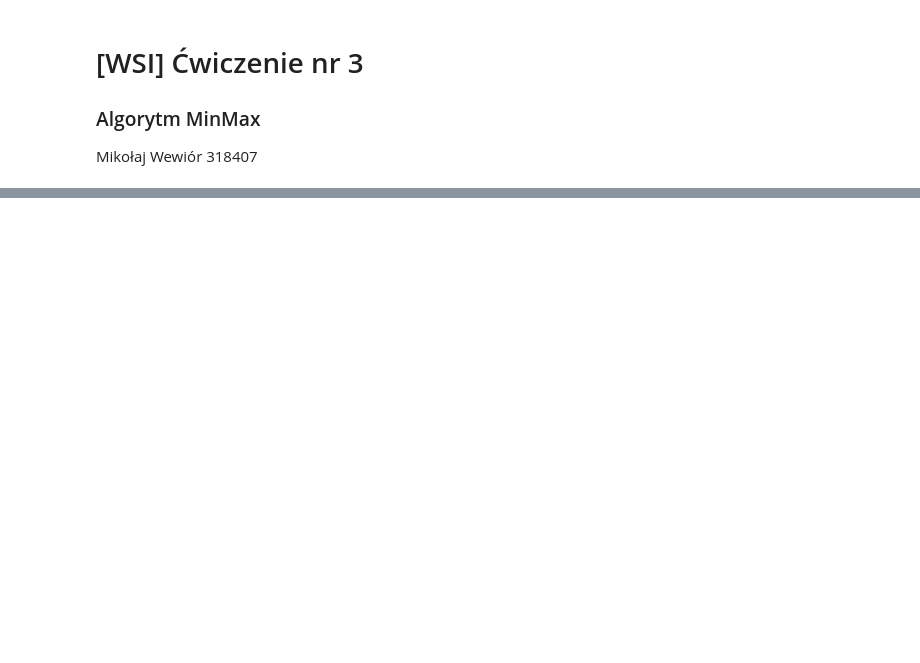
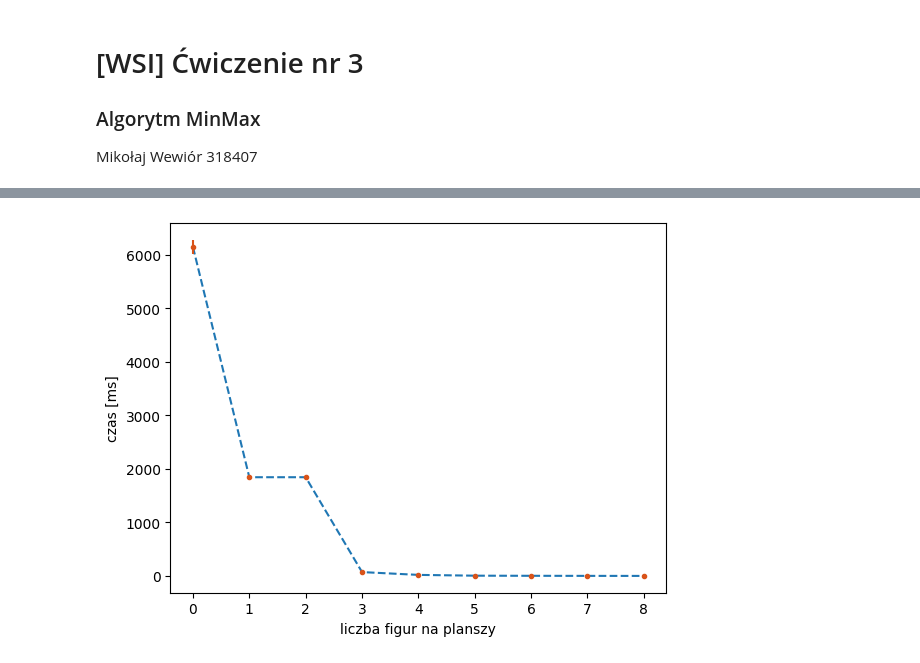
Before and after one commit to mwewior/introduction-to-ai, a Jupyter notebook: minmax/minimax.ipynb, the cells around one changed output, grey strips where cells are left out. Cells and saved outputs as stored; diff of their text form; code cells hidden in the pictures; blank space fills up the shorter version.

```diff
--- a/minmax/minimax.ipynb
+++ b/minmax/minimax.ipynb
@@ -148,0 +479,8 @@ print(bruh2)
+# %%
+plt.plot(k, mean_times_alpha, '--')
+plt.errorbar(k, mean_times_alpha, deviation_times_alpha, linestyle='None', marker='.', color="#D95319")
+plt.ylabel('czas [ms]')
+plt.xlabel('liczba figur na planszy')
+plt.show()
+# %% [output]
+[figure, added]
```
Also changed, not shown: parts of 31 cells of this notebook, 3 other files.
